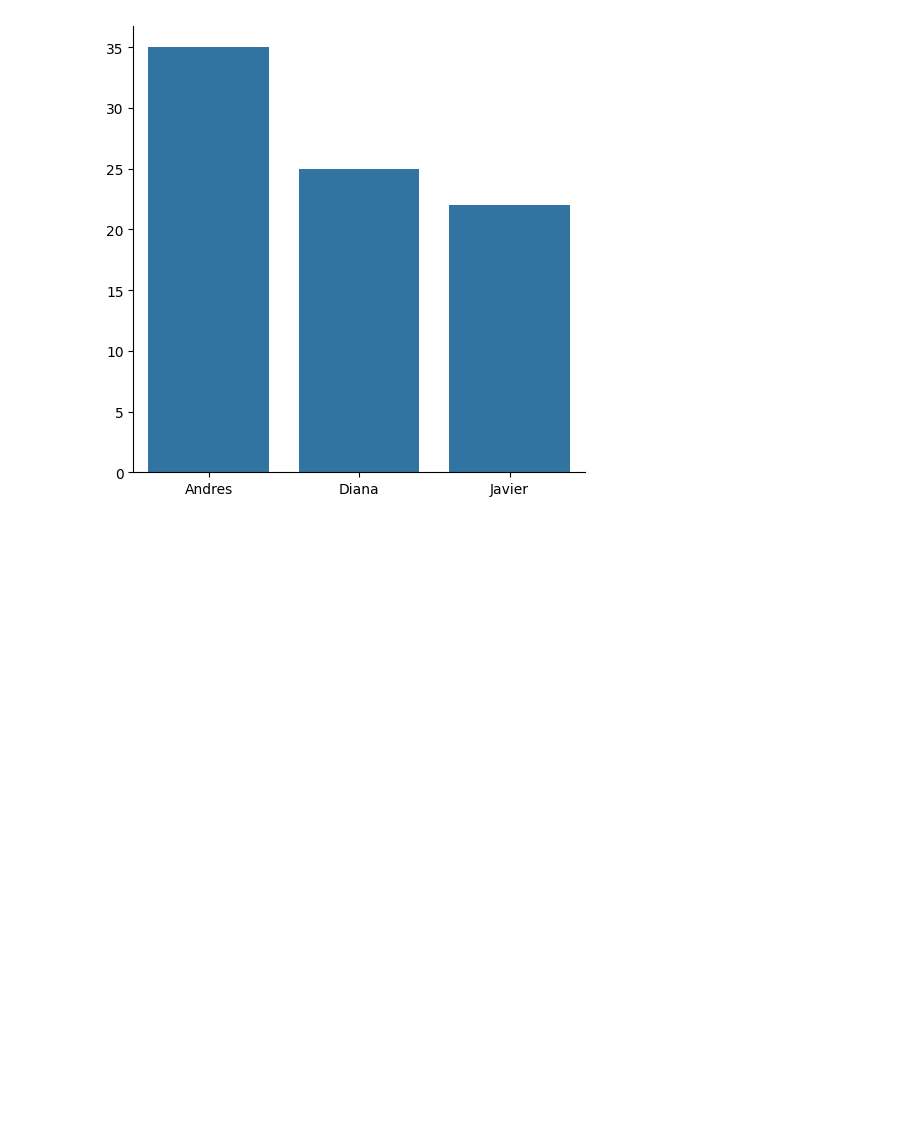
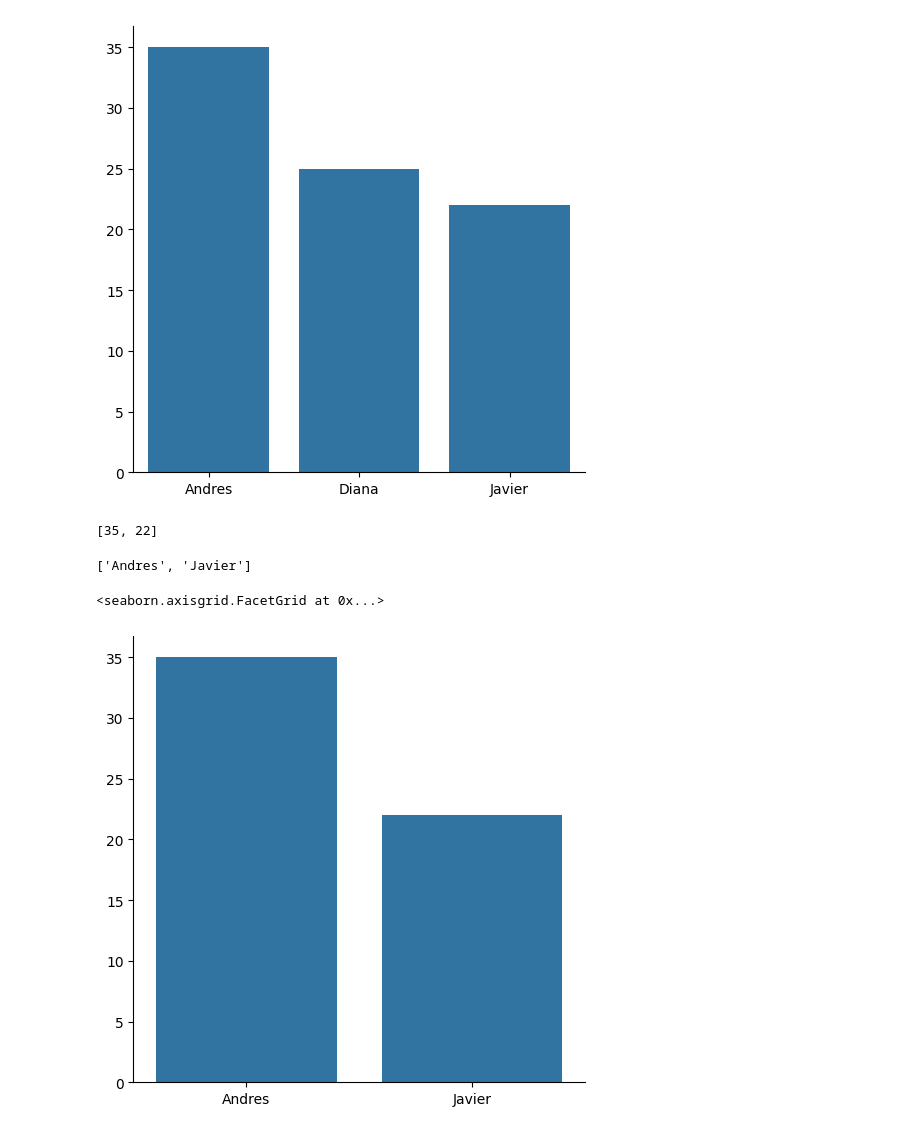
Before and after one commit to asegura4488/EDCO_IntroCienciaDatos, a Jupyter notebook: Semana1/Sesion1.ipynb, the cells around one changed output. Cells and saved outputs as stored; diff of their text form; code cells hidden in the pictures; blank space fills up the shorter version.

```diff
--- a/Semana1/Sesion1.ipynb
+++ b/Semana1/Sesion1.ipynb
@@ -183,3 +183,21 @@ sns.catplot(x=nombres, y=edades, kind='bar')
 # %% [output]
 <seaborn.axisgrid.FacetGrid at 0x...>
 [figure]
+# %%
+# Hagamos un primer filtro donde escogemos a los hombre
+# La nocion de filtrado o mascara
+edades = [ persona['Edad'] for persona in BaseDatos.values() if persona['Genero'] == 'M' ]
+edades
+# %% [output]
+[35, 22]
+# %%
+nombres = [ persona['Nombre'] for persona in BaseDatos.values() if persona['Genero'] == 'M' ]
+nombres
+# %% [output]
+['Andres', 'Javier']
+# %%
+# ACA DIBUJAMOS
+sns.catplot(x=nombres, y=edades, kind='bar')
+# %% [output]
+<seaborn.axisgrid.FacetGrid at 0x...>
+[figure, added]
```
Also changed, not shown: parts of 1 cell of this notebook.
